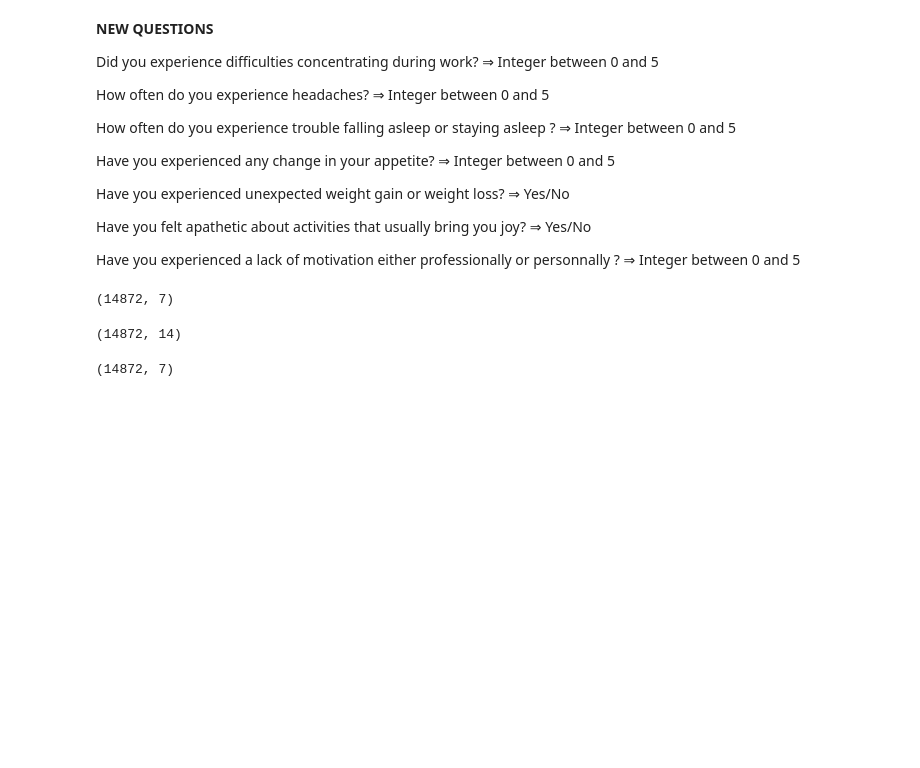
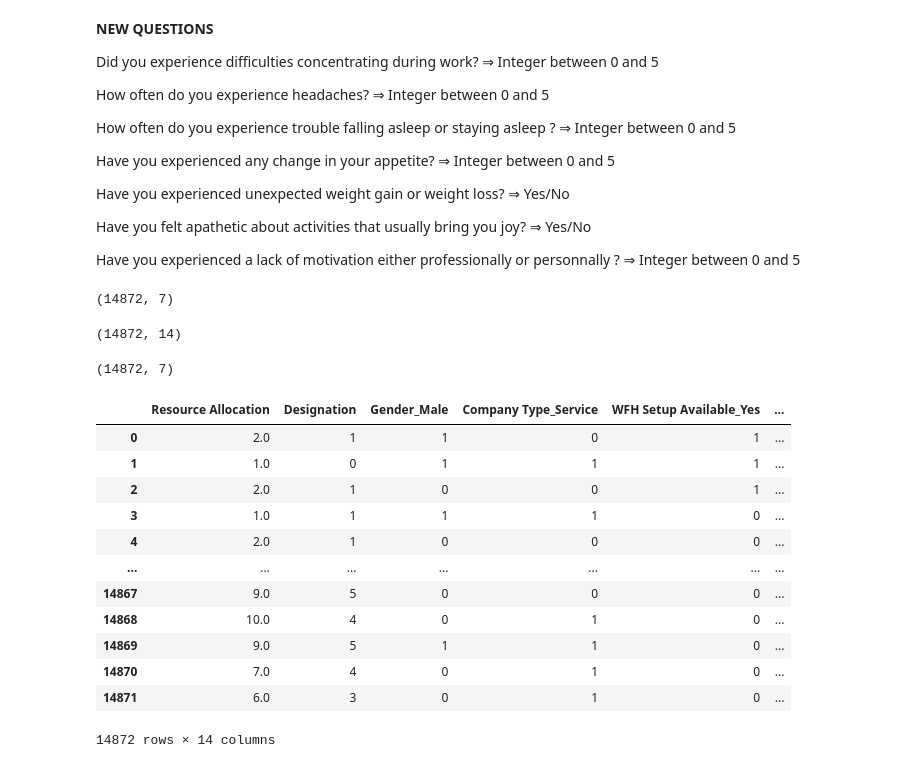
Before and after one commit to choukroun-gabriel/hackathon_itc_2020, a Jupyter notebook: EDA.ipynb, the cells around one changed output. Drawn from its saved outputs; the diff is of its cells as text; code cells hidden in the pictures; blank space fills up the shorter version.

```diff
--- a/EDA.ipynb
+++ b/EDA.ipynb
@@ -440,3 +442,19 @@ df_concat.shape
 df_2.shape
 # %% [output]
 (14872, 7)
+# %%
+df_concat
+# %% [output]
+|  | Resource Allocation | Designation | Gender_Male | Company Type_Service | WFH Setup Available_Yes | ... |
+| 0 | 2.0 | 1 | 1 | 0 | 1 | ... |
+| 1 | 1.0 | 0 | 1 | 1 | 1 | ... |
+| 2 | 2.0 | 1 | 0 | 0 | 1 | ... |
+| 3 | 1.0 | 1 | 1 | 1 | 0 | ... |
+| 4 | 2.0 | 1 | 0 | 0 | 0 | ... |
+| ... | ... | ... | ... | ... | ... | ... |
+| 14867 | 9.0 | 5 | 0 | 0 | 0 | ... |
+| 14868 | 10.0 | 4 | 0 | 1 | 0 | ... |
+| 14869 | 9.0 | 5 | 1 | 1 | 0 | ... |
+| 14870 | 7.0 | 4 | 0 | 1 | 0 | ... |
+| 14871 | 6.0 | 3 | 0 | 1 | 0 | ... |
+14872 rows × 14 columns
```
Also changed, not shown: parts of 48 cells of this notebook, 2 other files.
